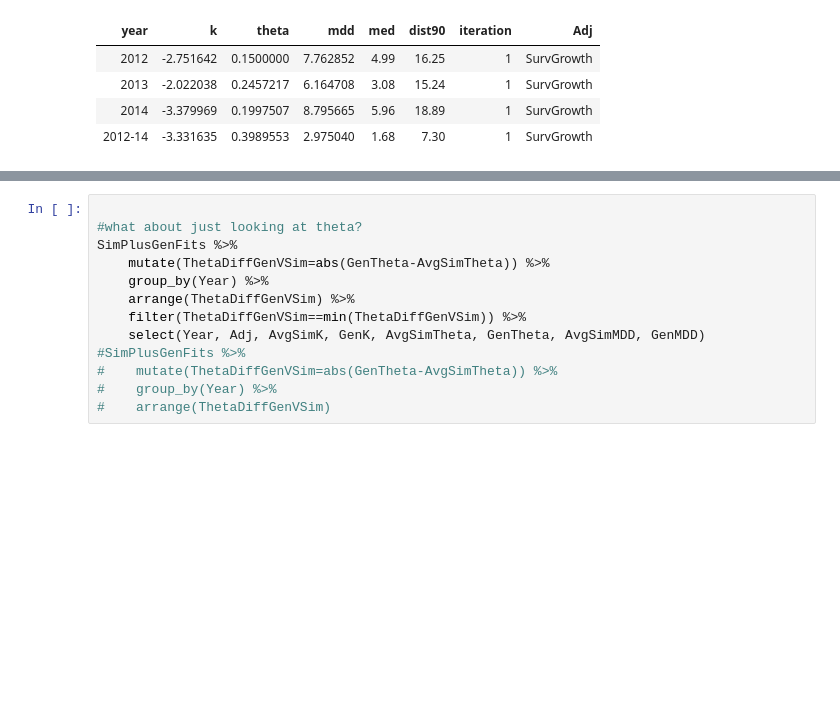
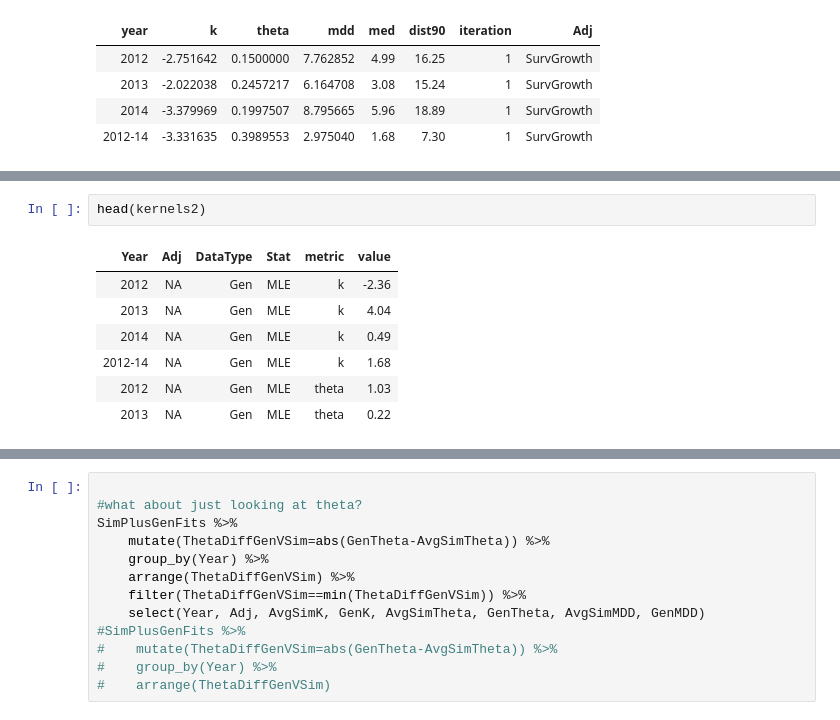
Before and after one commit to pinskylab/CamotesROMS, a Jupyter notebook: notebooks/process_ROMS_kernels.ipynb, the cells around one changed output, grey strips where cells are left out. Cells and saved outputs as stored; diff of their text form; blank space fills up the shorter version.

```diff
--- a/notebooks/process_ROMS_kernels.ipynb
+++ b/notebooks/process_ROMS_kernels.ipynb
@@ -313,2 +272,12 @@ SimPlusGenFits
+# %%
+head(kernels2)
+# %% [output]
+| Year | Adj | DataType | Stat | metric | value |
+| 2012 | NA | Gen | MLE | k | -2.36 |
+| 2013 | NA | Gen | MLE | k | 4.04 |
+| 2014 | NA | Gen | MLE | k | 0.49 |
+| 2012-14 | NA | Gen | MLE | k | 1.68 |
+| 2012 | NA | Gen | MLE | theta | 1.03 |
+| 2013 | NA | Gen | MLE | theta | 0.22 |
 # %%
 #what simulations best represent the genetic data, based on MDD as a rough summary stat that incorporates shape and scale of fit
```
Also changed, not shown: parts of 24 cells of this notebook, 4 other files.
